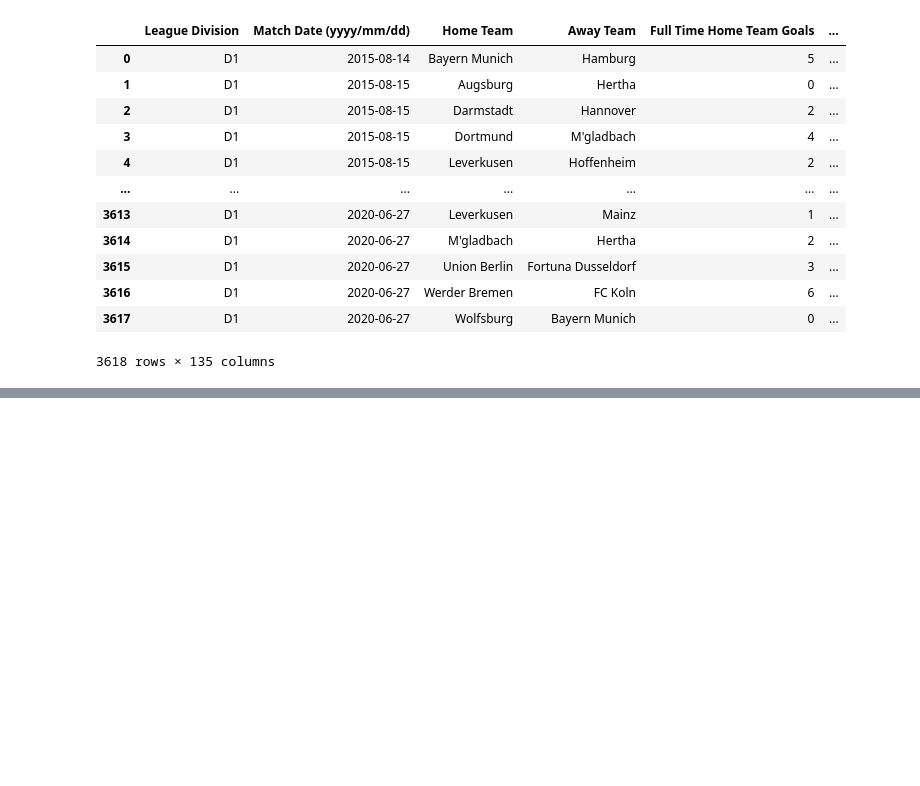
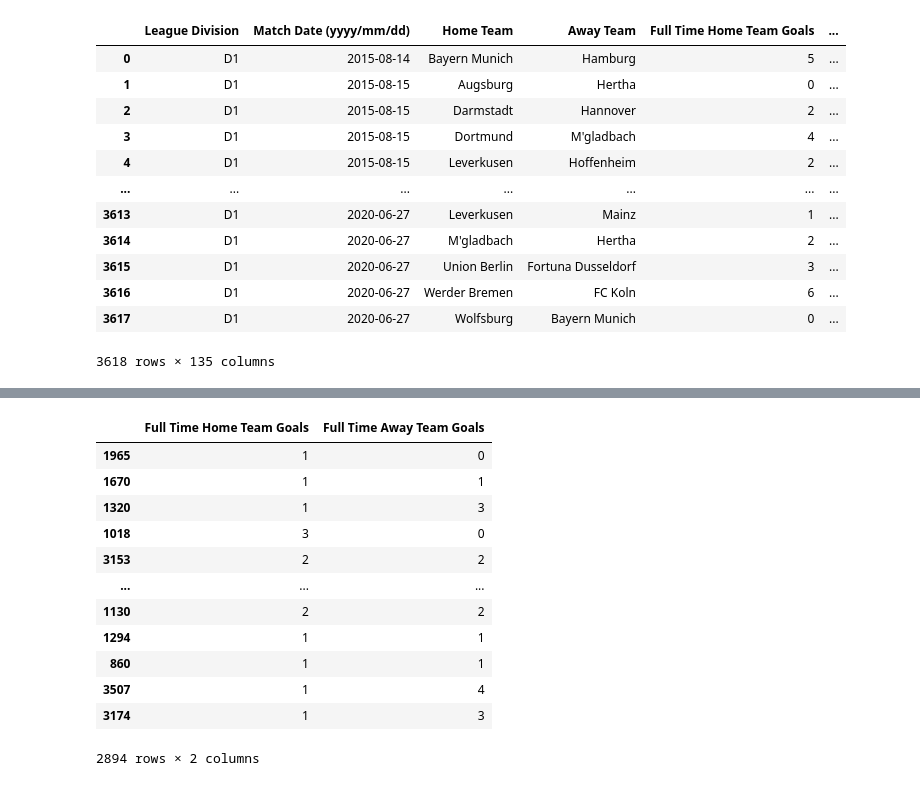
Before and after one commit to ElGarno/BuLi_predict, a Jupyter notebook: notebooks/exploratory.ipynb, the cells around one changed output, grey strips where cells are left out. Saved outputs shown, nothing was run; the diff lists cells and outputs as text; code cells hidden in the pictures; blank space fills up the shorter version.

```diff
--- a/notebooks/exploratory.ipynb
+++ b/notebooks/exploratory.ipynb
@@ -192,3 +230,19 @@ X_train, X_test, y_home_train, y_home_test, y_away_train, y_away_test = train_te
+# %%
+y_train
+# %% [output]
+|  | Full Time Home Team Goals | Full Time Away Team Goals |
+| 1965 | 1 | 0 |
+| 1670 | 1 | 1 |
+| 1320 | 1 | 3 |
+| 1018 | 3 | 0 |
+| 3153 | 2 | 2 |
+| ... | ... | ... |
+| 1130 | 2 | 2 |
+| 1294 | 1 | 1 |
+| 860 | 1 | 1 |
+| 3507 | 1 | 4 |
+| 3174 | 1 | 3 |
+2894 rows × 2 columns
 # %%
 from keras.models import Sequential
 from keras.layers import Dense
```
Also changed, not shown: parts of 9 cells of this notebook.
